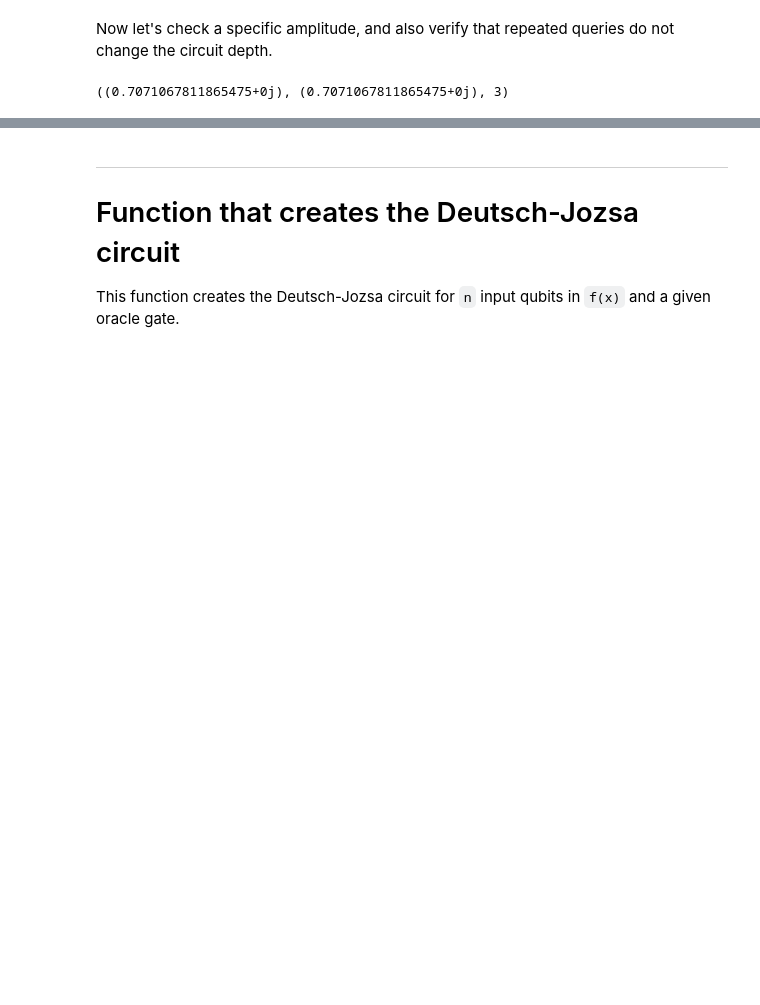
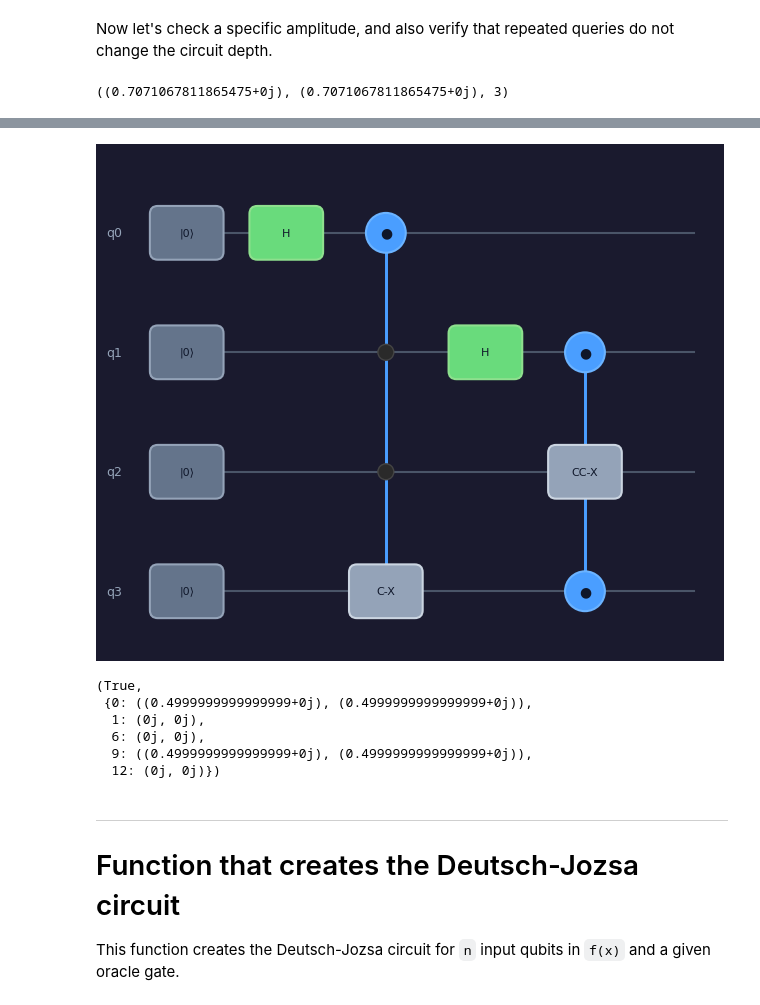
Before and after one commit to DOKOS-TAYOS/Mini-Qiskit_with_Tensor_Networks, a Jupyter notebook: qiskit_from_scratch.ipynb, the cells around one changed output, grey strips where cells are left out. Cells and saved outputs as stored; diff of their text form; code cells hidden in the pictures; blank space fills up the shorter version.

```diff
--- a/qiskit_from_scratch.ipynb
+++ b/qiskit_from_scratch.ipynb
@@ -1253,3 +1285,33 @@ first_amp, second_amp, same_depth
+# %%
+space_demo = QuantumCircuit(4, name="SpaceDemo")
+space_demo.h(0)
+space_demo.cx(0, 3)
+space_demo.h(1)
+space_demo.ccx(1, 3, 2)
+print(space_demo)
+
+space_state = space_demo.contract(scheme="space", representation="statevector")
+
+def dense_amplitude(tensor, state: int, n_qudits: int):
+    return tensor.reshape(-1)[state].item()
+
+sample_states = [0, 1, 6, 9, 12]
+comparisons = {
+    state: (
+        dense_amplitude(space_state.tensor, state, space_demo.n_qudits),
+        space_demo.check_state(state),
+    )
+    for state in sample_states
+}
+all(np.allclose(dense, amp) for dense, amp in comparisons.values()), comparisons
+# %% [output]
+[figure, added]
+(True,
+ {0: ((0.4999999999999999+0j), (0.4999999999999999+0j)),
+  1: (0j, 0j),
+  6: (0j, 0j),
+  9: ((0.4999999999999999+0j), (0.4999999999999999+0j)),
+  12: (0j, 0j)})
 # %% [markdown]
 ---
 # Function that creates the Deutsch-Jozsa circuit
```
Also changed, not shown: parts of 4 cells of this notebook, 5 other files.
